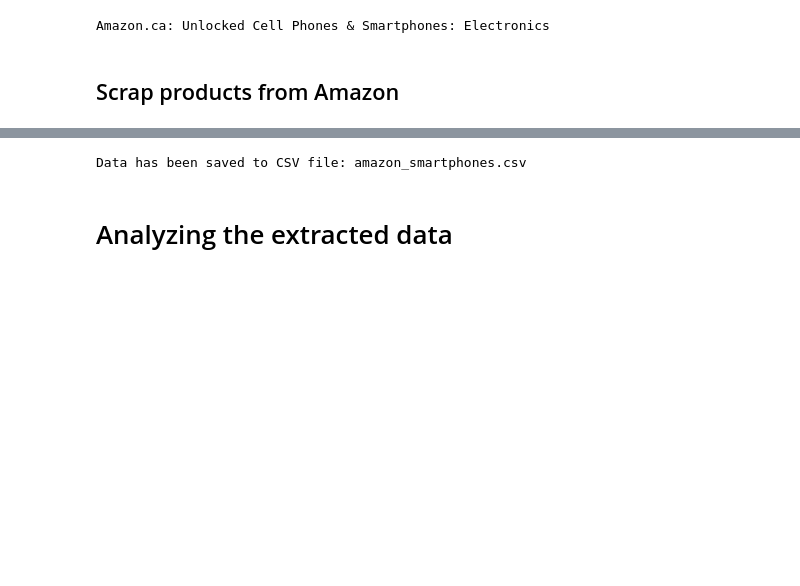
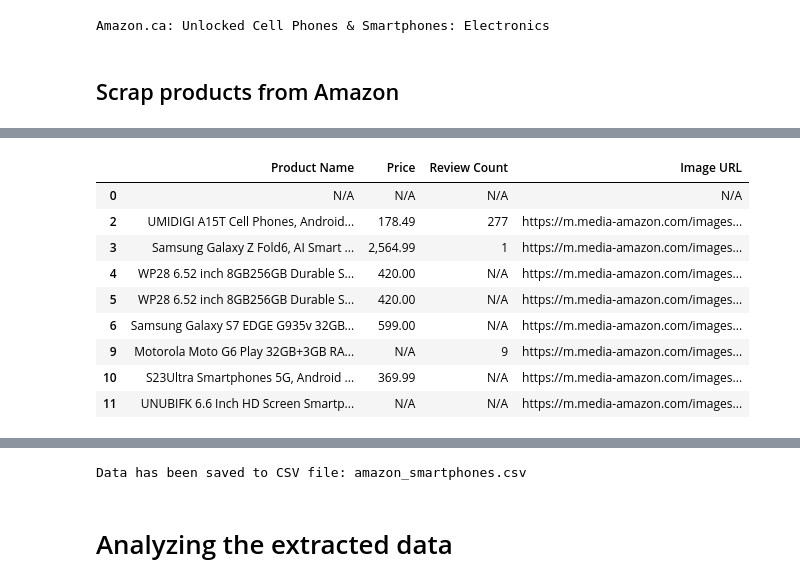
Before and after one commit to Rowan-amr/Amazon-mobile-Scraper, a Jupyter notebook: scrapping amazon.ipynb, the cells around one changed output, grey strips where cells are left out. Saved outputs shown, nothing was run; the diff lists cells and outputs as text; code cells hidden in the pictures; blank space fills up the shorter version.

```diff
--- a/scrapping amazon.ipynb
+++ b/scrapping amazon.ipynb
@@ -175,5 +174,4 @@ len(products)
 # %%
 browser.quit()
 # %%
-df = df.drop_duplicates()
-df.head()
+df = df.drop_duplicates().dropna()
@@ -187,3 +178,16 @@ df.head()
+# %%
+df.head(9)
+# %% [output]
+|  | Product Name | Price | Review Count | Image URL |
+| 0 | N/A | N/A | N/A | N/A |
+| 2 | UMIDIGI A15T Cell Phones, Android... | 178.49 | 277 | https://m.media-amazon.com/images... |
+| 3 | Samsung Galaxy Z Fold6, AI Smart ... | 2,564.99 | 1 | https://m.media-amazon.com/images... |
+| 4 | WP28 6.52 inch 8GB256GB Durable S... | 420.00 | N/A | https://m.media-amazon.com/images... |
+| 5 | WP28 6.52 inch 8GB256GB Durable S... | 420.00 | N/A | https://m.media-amazon.com/images... |
+| 6 | Samsung Galaxy S7 EDGE G935v 32GB... | 599.00 | N/A | https://m.media-amazon.com/images... |
+| 9 | Motorola Moto G6 Play 32GB+3GB RA... | N/A | 9 | https://m.media-amazon.com/images... |
+| 10 | S23Ultra Smartphones 5G, Android ... | 369.99 | N/A | https://m.media-amazon.com/images... |
+| 11 | UNUBIFK 6.6 Inch HD Screen Smartp... | N/A | N/A | https://m.media-amazon.com/images... |
 # %%
 len(df)
 # %% [output]
```
Also changed, not shown: parts of 16 cells of this notebook, 1 other file.
